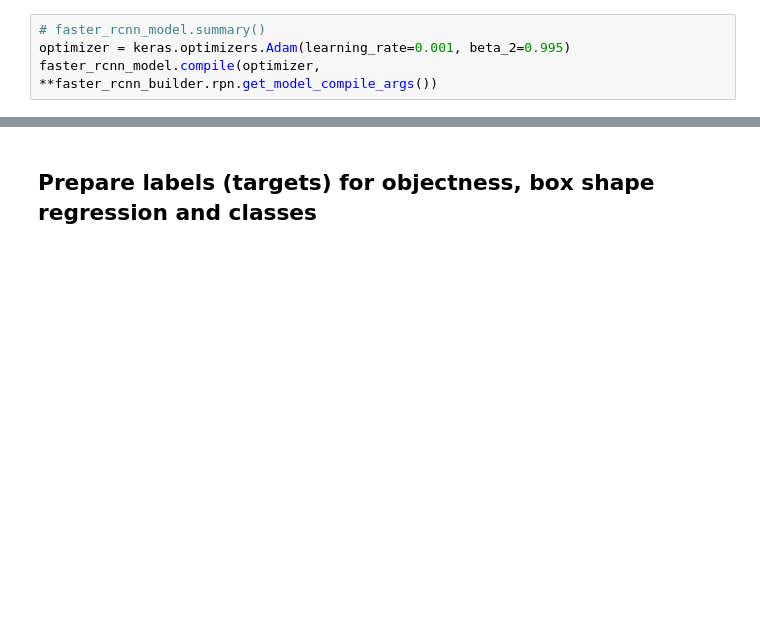
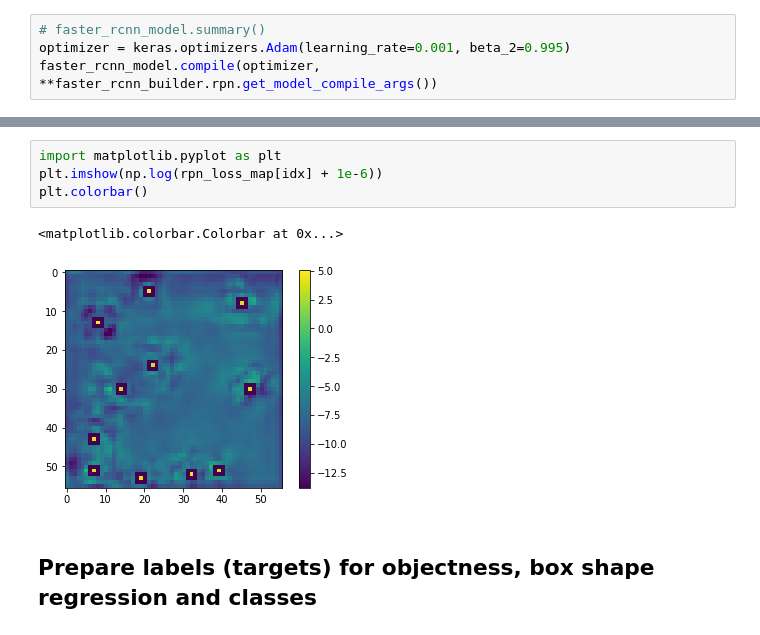
Before and after one commit to kmkolasinski/keras_detection, a Jupyter notebook: notebooks/faster_rcnn_builder_random_rectangles.ipynb, the cells around one changed output, grey strips where cells are left out. Cells and saved outputs as stored; diff of their text form; blank space fills up the shorter version.

```diff
--- a/notebooks/faster_rcnn_builder_random_rectangles.ipynb
+++ b/notebooks/faster_rcnn_builder_random_rectangles.ipynb
@@ -148,3 +311,10 @@ faster_rcnn_model.summary(line_length=150)
+# %%
+import matplotlib.pyplot as plt
+plt.imshow(np.log(rpn_loss_map[idx] + 1e-6))
+plt.colorbar()
+# %% [output]
+<matplotlib.colorbar.Colorbar at 0x...>
+[figure, added]
 # %% [markdown]
 ## Prepare labels (targets) for objectness, box shape regression and classes
 # %%
```
Also changed, not shown: parts of 22 cells of this notebook.
